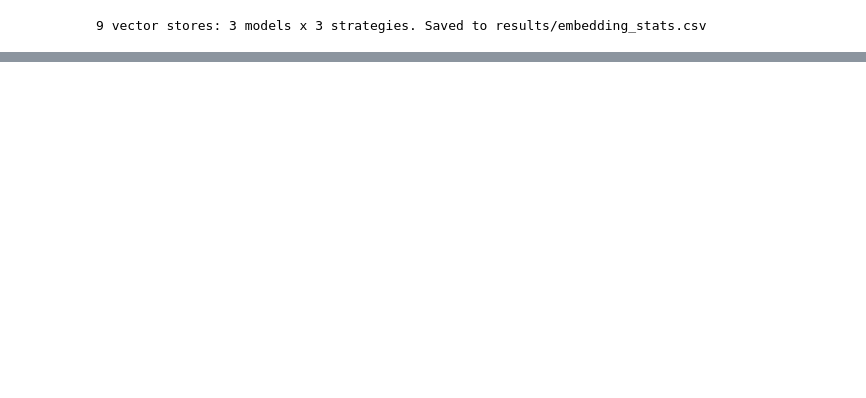
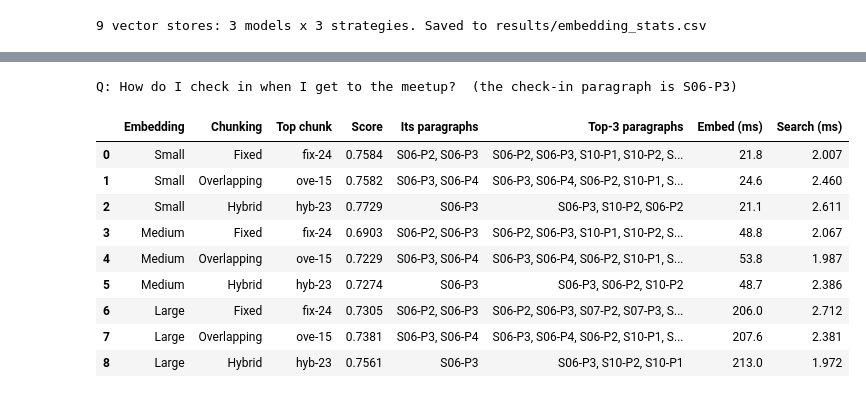
Before and after one commit to manojkmohan5/13_QuadConnect, a Jupyter notebook: rag/rag_system.ipynb, the cells around one changed output, grey strips where cells are left out. Saved outputs shown, nothing was run; the diff lists cells and outputs as text; code cells hidden in the pictures; blank space fills up the shorter version.

```diff
--- a/rag/rag_system.ipynb
+++ b/rag/rag_system.ipynb
@@ -421,0 +433,20 @@ print(f"{len(STORES)} vector stores: 3 models x 3 strategies. Saved to results/e
+# %%
+def retrieve(query, size="Medium", strategy="Hybrid", k=TOP_K):
+    """The top-k chunks for a question, and how long embedding it and searching took (in milliseconds)."""
+    store = STORES[size, strategy]
+    started = time.perf_counter()
+    vector = store.embed_query(query)
+    embedded = time.perf_counter()
+    hits = store.search(vector, k)
+    searched = time.perf_counter()
+    return hits, {"Embed query (ms)": (embedded - started) * 1000, "Search (ms)": (searched - embedded) * 1000}
+
+
+SHOW = ["Rank", "Score", "Chunk", "Section", "Paragraphs", "Words"]
+DEMO = ["Which venues can seat a full squad of eight?", "What does Google send to QuadConnect when I sign in?"]
+for query in DEMO:
+    hits, timing = retrieve(query)
+    print(f"Q: {query}\n   medium model, hybrid chunks: question embedded in {timing['Embed query (ms)']:.1f} ms, "
+          f"searched in {timing['Search (ms)']:.2f} ms")
+    display(hits[SHOW].assign(Paragraphs=hits["Paragraphs"].map(", ".join)).set_index("Rank"))
+    print("   Top chunk:", hits.iloc[0]["Text"].replace("\n", " ")[:400], "...\n")
@@ -421,0 +471,24 @@ print(f"{len(STORES)} vector stores: 3 models x 3 strategies. Saved to results/e
+# %%
+query = "How do I check in when I get to the meetup?"
+rows = []
+for (size, strategy) in STORES:
+    hits, timing = retrieve(query, size, strategy)
+    top = hits.iloc[0]
+    rows.append({"Embedding": size, "Chunking": strategy, "Top chunk": top["Chunk"], "Score": top["Score"],
+                 "Its paragraphs": ", ".join(top["Paragraphs"]), "Top-3 paragraphs": ", ".join(
+                     dict.fromkeys(p for ps in hits["Paragraphs"] for p in ps)),
+                 "Embed (ms)": round(timing["Embed query (ms)"], 1), "Search (ms)": round(timing["Search (ms)"], 3)})
+print(f"Q: {query}  (the check-in paragraph is S06-P3)")
+display(pd.DataFrame(rows))
+# %% [output]
+Q: How do I check in when I get to the meetup?  (the check-in paragraph is S06-P3)
+|  | Embedding | Chunking | Top chunk | Score | Its paragraphs | Top-3 paragraphs | Embed (ms) | Search (ms) |
+| 0 | Small | Fixed | fix-24 | 0.7584 | S06-P2, S06-P3 | S06-P2, S06-P3, S10-P1, S10-P2, S... | 21.8 | 2.007 |
+| 1 | Small | Overlapping | ove-15 | 0.7582 | S06-P3, S06-P4 | S06-P3, S06-P4, S06-P2, S10-P1, S... | 24.6 | 2.460 |
+| 2 | Small | Hybrid | hyb-23 | 0.7729 | S06-P3 | S06-P3, S10-P2, S06-P2 | 21.1 | 2.611 |
+| 3 | Medium | Fixed | fix-24 | 0.6903 | S06-P2, S06-P3 | S06-P2, S06-P3, S10-P1, S10-P2, S... | 48.8 | 2.067 |
+| 4 | Medium | Overlapping | ove-15 | 0.7229 | S06-P3, S06-P4 | S06-P3, S06-P4, S06-P2, S10-P1, S... | 53.8 | 1.987 |
+| 5 | Medium | Hybrid | hyb-23 | 0.7274 | S06-P3 | S06-P3, S06-P2, S10-P2 | 48.7 | 2.386 |
+| 6 | Large | Fixed | fix-24 | 0.7305 | S06-P2, S06-P3 | S06-P2, S06-P3, S07-P2, S07-P3, S... | 206.0 | 2.712 |
+| 7 | Large | Overlapping | ove-15 | 0.7381 | S06-P3, S06-P4 | S06-P3, S06-P4, S06-P2, S10-P1, S... | 207.6 | 2.381 |
+| 8 | Large | Hybrid | hyb-23 | 0.7561 | S06-P3 | S06-P3, S10-P2, S10-P1 | 213.0 | 1.972 |
```
Also changed, not shown: parts of 4 cells of this notebook.
